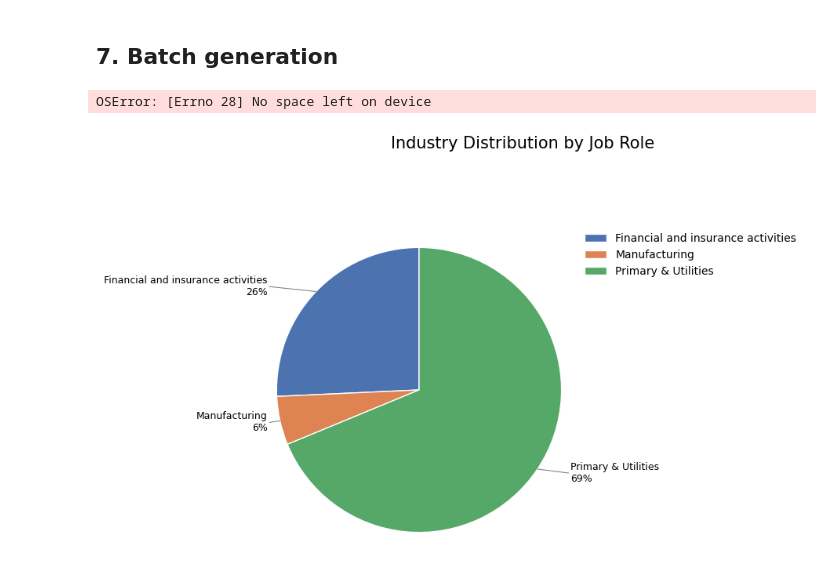
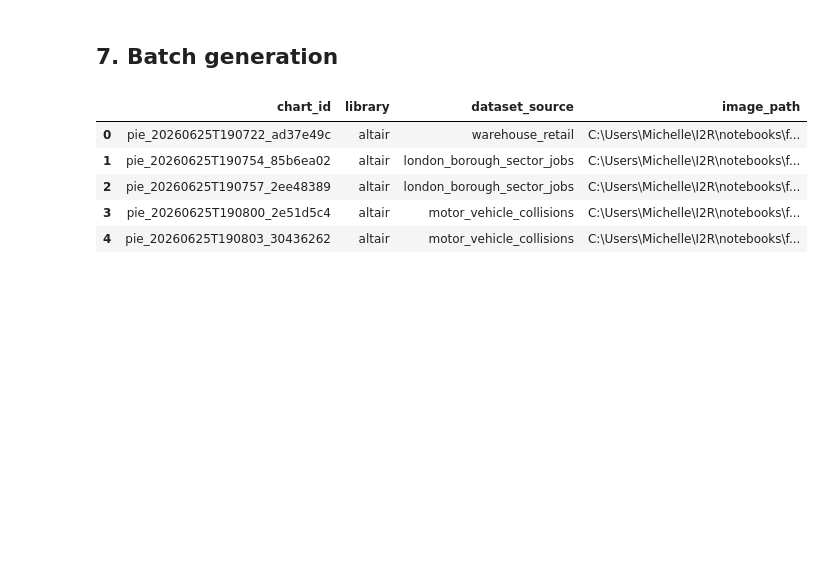
Before and after one commit to michellerosehb/I2R, a Jupyter notebook: notebooks/final_notebook_v1/notebooks/pie_generator_FINAL.ipynb, the cells around one changed output. Cells and saved outputs as stored; diff of their text form; code cells hidden in the pictures; blank space fills up the shorter version.

```diff
--- a/notebooks/final_notebook_v1/notebooks/pie_generator_FINAL.ipynb
+++ b/notebooks/final_notebook_v1/notebooks/pie_generator_FINAL.ipynb
@@ -155,10 +169,46 @@ def load_london_borough_sector_jobs(df: pd.DataFrame) -> pd.DataFrame:
     return df_long.reset_index(drop=True)
 
 
+def load_motor_vehicle_collisions(df: pd.DataFrame) -> pd.DataFrame:
+    """
+    Clean NYC Motor Vehicle Collisions data.
+    Parses crash date, extracts time components, and cleans categorical columns.
+    """
+    df = df.copy()
+
+    df["CRASH DATE"] = pd.to_datetime(df["CRASH DATE"], errors="coerce")
+    df["YEAR"]        = df["CRASH DATE"].dt.year
+    df["MONTH"]       = df["CRASH DATE"].dt.month
+
+    cat_cols = ["BOROUGH", "VEHICLE TYPE CODE 1"]
+    for col in cat_cols:
+        if col in df.columns:
+            df[col] = (
+                df[col]
+                .astype(str)
+                .str.strip()
+                .str.title()
+                .replace({"Nan": pd.NA, "Unspecified": pd.NA, "": pd.NA})
+            )
+
+    num_cols = [
+        "NUMBER OF PERSONS INJURED", "NUMBER OF PERSONS KILLED",
+        "NUMBER OF PEDESTRIANS INJURED", "NUMBER OF CYCLIST INJURED",
+        "NUMBER OF MOTORIST INJURED",
+    ]
+    for col in num_cols:
+        if col in df.columns:
+            df[col] = pd.to_numeric(df[col], errors="coerce").fillna(0)
+
+    df = df.dropna(subset=["YEAR", "MONTH"])
+    return df.reset_index(drop=True)
+
+
 def get_loader(name: str):
     loaders = {
         "load_warehouse_retail":           load_warehouse_retail,
         "load_london_borough_sector_jobs": load_london_borough_sector_jobs,
+        "load_motor_vehicle_collisions":   load_motor_vehicle_collisions,
     }
     return loaders.get(name)
 
@@ -2980,28 +3100,30 @@ def generate_batch(
 # %% [markdown]
 ## 7. Batch generation
 # %%
-ensure_output_dirs(OUT_ROOT)
-
 weights = OBSERVED_WEIGHTS
 
 generation_plan = {
     "altair":     25,
     "matplotlib": 25,
     "seaborn":    25,
     "plotly":     25,
 }
 
 metas = generate_batch(
-    out_root=OUT_ROOT,
-    dataset_source="warehouse_retail",
+    out_root=OUT_ROOT_GENERATED_PIE,
+    dataset_source="mixed",
     generation_plan=generation_plan,
     param_stats=weights,
     datasets=DATASETS,
     start_seed=1000,
 )
 
 pd.DataFrame(metas)[["chart_id", "library", "dataset_source", "image_path"]].head()
 # %% [output]
-OSError: [Errno 28] No space left on device
-[figure, removed]
+|  | chart_id | library | dataset_source | image_path |
+| 0 | pie_20260625T190722_ad37e49c | altair | warehouse_retail | C:\Users\Michelle\I2R\notebooks\f... |
+| 1 | pie_20260625T190754_85b6ea02 | altair | london_borough_sector_jobs | C:\Users\Michelle\I2R\notebooks\f... |
+| 2 | pie_20260625T190757_2ee48389 | altair | london_borough_sector_jobs | C:\Users\Michelle\I2R\notebooks\f... |
+| 3 | pie_20260625T190800_2e51d5c4 | altair | motor_vehicle_collisions | C:\Users\Michelle\I2R\notebooks\f... |
+| 4 | pie_20260625T190803_30436262 | altair | motor_vehicle_collisions | C:\Users\Michelle\I2R\notebooks\f... |
 # %%
```
Also changed, not shown: parts of 5 cells of this notebook, 4 other files.
